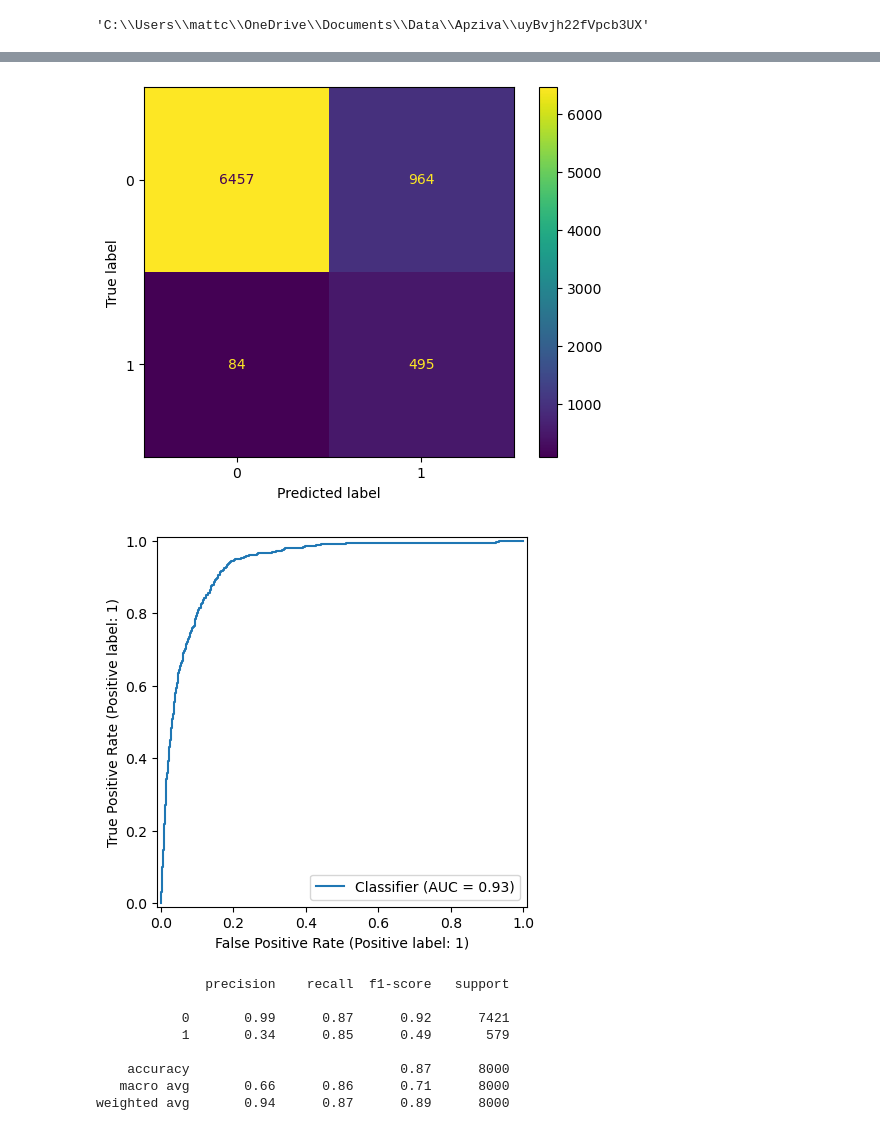
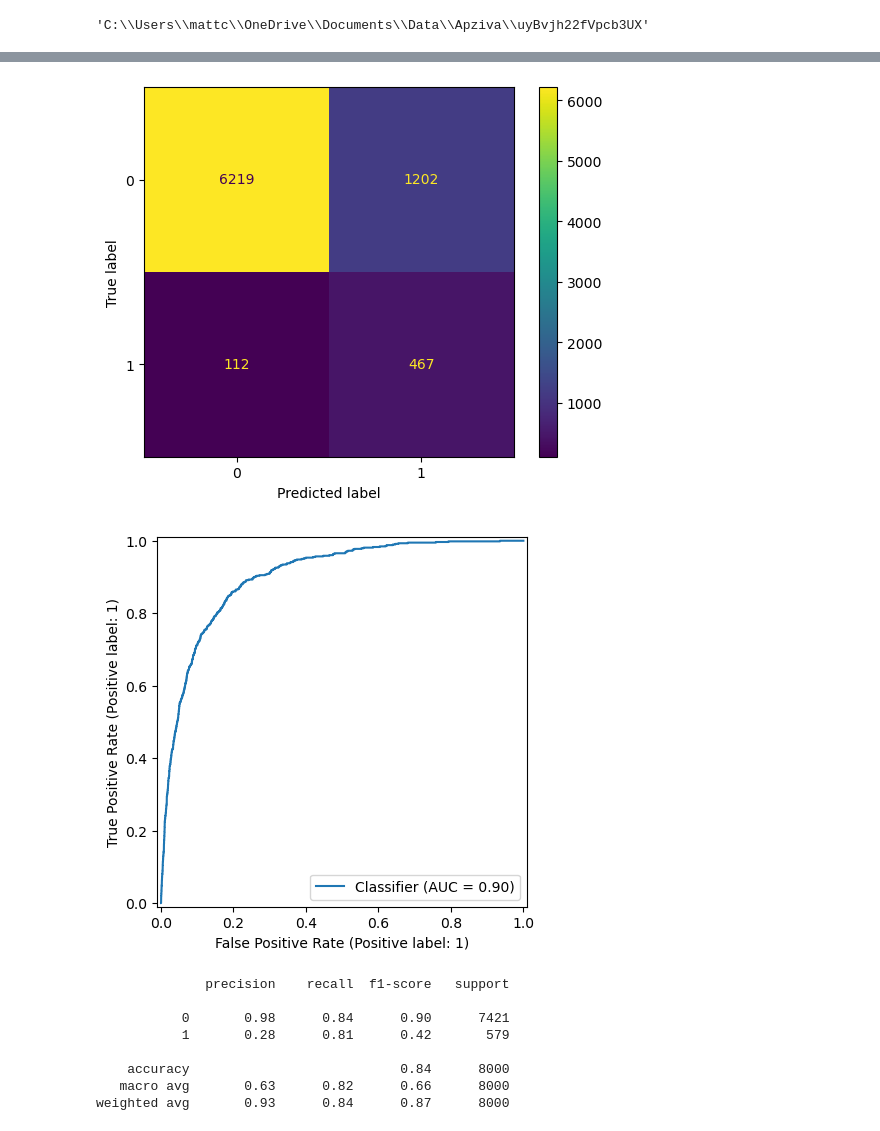
Before and after one commit to mattclark186/uyBvjh22fVpcb3UX, a Jupyter notebook: notebooks/modeling/logistic_regression.ipynb, the cells around one changed output, grey strips where cells are left out. Cells and saved outputs as stored; diff of their text form; code cells hidden in the pictures.

```diff
--- a/notebooks/modeling/logistic_regression.ipynb
+++ b/notebooks/modeling/logistic_regression.ipynb
@@ -52,27 +52,21 @@ random_state = 42
 np.random.seed(random_state)
 # %%
 # import the data
-data = pd.read_csv("data/raw/term-deposit-marketing.csv")
-
-# changing the target column from object to numerical (binary) type
-data['target'] = data['y'].map({'no': 0, 'yes': 1})
-data = data.drop(columns=['y'])
+data = pd.read_csv("data/processed/processed_data.csv")
 
 # split data into x and y
-x = data.drop(columns=['target'])
+x = data.select_dtypes(include='object')
 y = data['target']
 
 # split data into train and test sets
 x_train, x_test, y_train, y_test = train_test_split(x, y, test_size=0.2, random_state=random_state, stratify=y)
 # %%
-# split the features into numerical and categorical
-num_features = x.select_dtypes(include='number').columns
+# create a list of features
 cat_features = x.select_dtypes(include='object').columns
 
-# preprocessing pipeline: scaling numerical features and one hot encoding categorical features
+# preprocessing pipeline
 preprocessor = ColumnTransformer(
     transformers=[
-        ('num', StandardScaler(), num_features),
         ('cat', OneHotEncoder(), cat_features)
     ])
 
@@ -114,14 +108,6 @@ best_model = grid.best_estimator_
 y_pred = best_model.predict(x_test)
 y_proba = best_model.predict_proba(x_test)[:, 1]
 
-# display individual metrics
-print(f"Accuracy:           {accuracy_score(y_test, y_pred):.3f}")
-print(f"Balanced Accuracy:  {balanced_accuracy_score(y_test, y_pred):.3f}")
-print(f"Precision:          {precision_score(y_test, y_pred):.3f}")
-print(f"Recall:             {recall_score(y_test, y_pred):.3f}")
-print(f"F1 Score:           {f1_score(y_test, y_pred):.3f}")
-print(f"ROC AUC:            {roc_auc_score(y_test, y_proba):.3f}")
-
 # show confusion matrix of predicted data vs actual
 cm = confusion_matrix(y_test, y_pred)
 ConfusionMatrixDisplay.from_predictions(y_test, y_pred)
@@ -146,10 +126,10 @@ ROC AUC:            0.935
-[figure, old version]
+[figure, new version]
-[figure, old version]
+[figure, new version]
               precision    recall  f1-score   support
 
-           0       0.99      0.87      0.92      7421
-           1       0.34      0.85      0.49       579
+           0       0.98      0.84      0.90      7421
+           1       0.28      0.81      0.42       579
 
-    accuracy                           0.87      8000
-   macro avg       0.66      0.86      0.71      8000
-weighted avg       0.94      0.87      0.89      8000
+    accuracy                           0.84      8000
+   macro avg       0.63      0.82      0.66      8000
+weighted avg       0.93      0.84      0.87      8000
```
Also changed, not shown: parts of 1 cell of this notebook, 5 other files.
